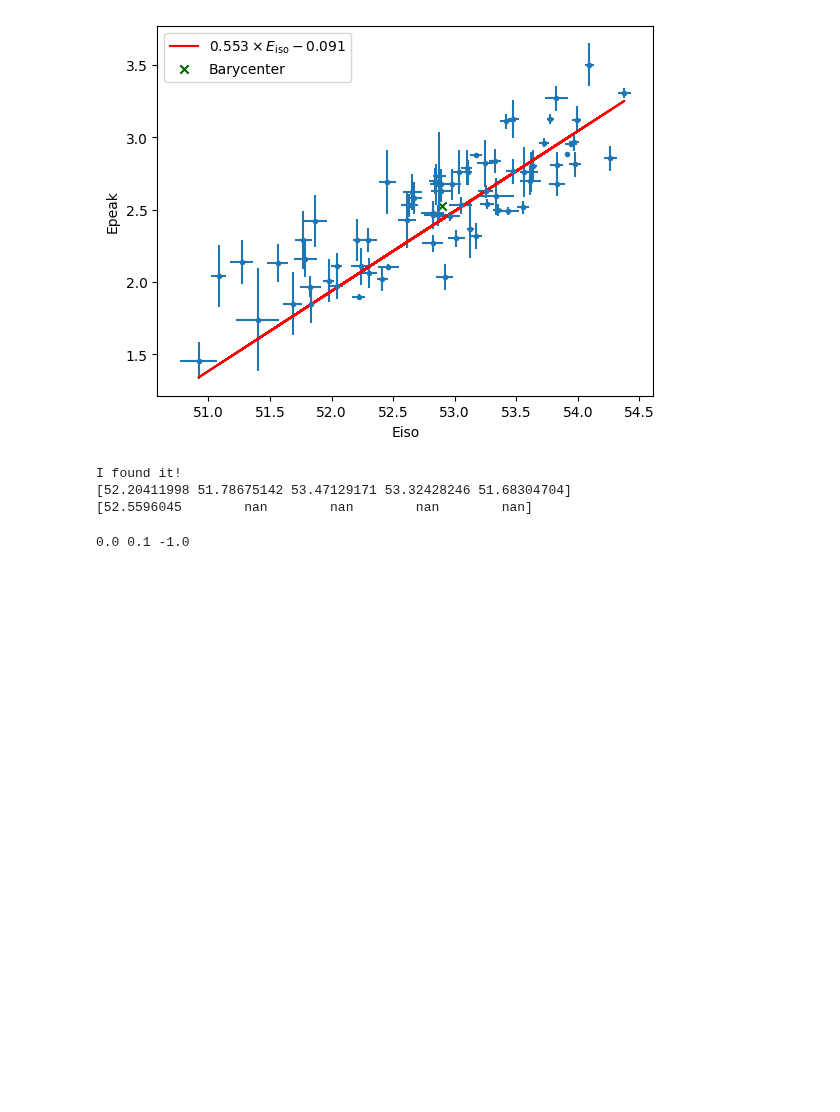
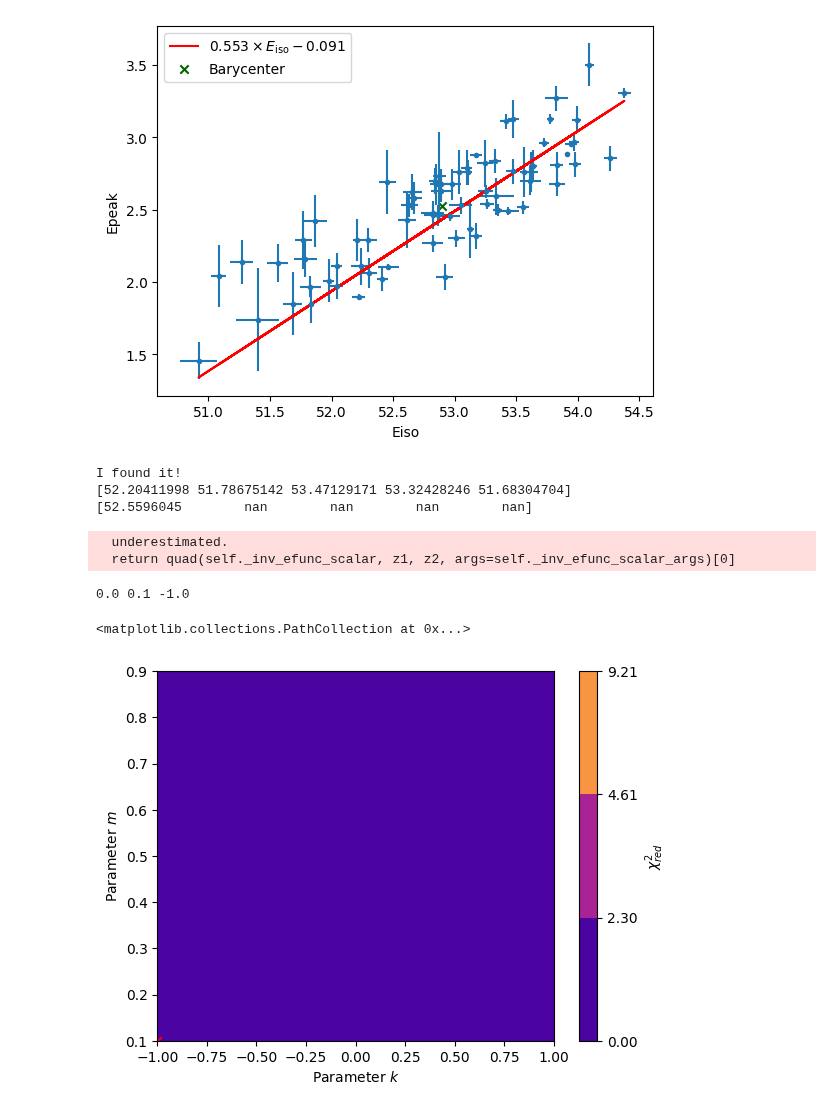
Before and after one commit to joanalnu/OAB-INAF, a Jupyter notebook: initial_notebooks/Epeak_Eiso_errors.ipynb, the cells around one changed output. Saved outputs shown, nothing was run; the diff lists cells and outputs as text; code cells hidden in the pictures; blank space fills up the shorter version.

```diff
--- a/Epeak_Eiso_errors.ipynb
+++ b/initial_notebooks/Epeak_Eiso_errors.ipynb
@@ -10,7 +10,7 @@ import numpy as np
 import pandas as pd
 import matplotlib.pyplot as plt
 
-df = pd.read_csv('table.csv') # read the data from Ghirlanda et al. 2008
+df = pd.read_csv('../table.csv') # read the data from Ghirlanda et al. 2008
 # %% [markdown]
 The first step is to take the logarithm of the data, were we must apply the correct formula for the error propagation, since we can't do:
 $$\log_{10}(E\pm \sigma_E) \not = \log_{10}(E)\pm \log_{10}(\sigma_E)\text{ !!}$$
@@ -162,29 +162,33 @@ print(Eiso_new[0:5])
 I found it!
 [52.20411998 51.78675142 53.47129171 53.32428246 51.68304704]
 [52.5596045        nan        nan        nan        nan]
+  underestimated.
+  return quad(self._inv_efunc_scalar, z1, z2, args=self._inv_efunc_scalar_args)[0]
 # %%
 xcm = np.sum(Eiso_new)/len(Eiso_new)
 Eiso_new_bc = Eiso_new-xcm
 # %%
 G = np.zeros([len(m), len(k)])
 for i in range(len(m)):
     for j in range(len(k)):
         G[i, j] = reduced_chi_squared(m[i], k[j], x=Eiso_new_bc, y=Epeak_bc)
 
 # extract best fit parameters
 minimum_chi_squared = np.min(G)
 m_index, k_index = np.unravel_index(np.argmin(G), G.shape)
 m_fit, k_fit = m[m_index], k[k_index]
 print(minimum_chi_squared, m_fit, k_fit)
 
 
 # plt.figure()
-# plt.contourf(k, m, G, levels=[minimum_chi_squared, minimum_chi_squared + 2.3, minimum_chi_squared + 4.61,
-#                               minimum_chi_squared + 9.21], cmap='plasma')
-# plt.colorbar(label=r'$\chi_{red}^2$')
-#
-# plt.xlabel(r'Parameter $k$')
-# plt.ylabel(r'Parameter $m$')
-# plt.scatter(k_fit, m_fit, marker='x', c='r')
+plt.contourf(k, m, G, levels=[minimum_chi_squared, minimum_chi_squared + 2.3, minimum_chi_squared + 4.61,
+                              minimum_chi_squared + 9.21], cmap='plasma')
+plt.colorbar(label=r'$\chi_{red}^2$')
+
+plt.xlabel(r'Parameter $k$')
+plt.ylabel(r'Parameter $m$')
+plt.scatter(k_fit, m_fit, marker='x', c='r')
 # %% [output]
 0.0 0.1 -1.0
+<matplotlib.collections.PathCollection at 0x...>
+[figure, added]
```
